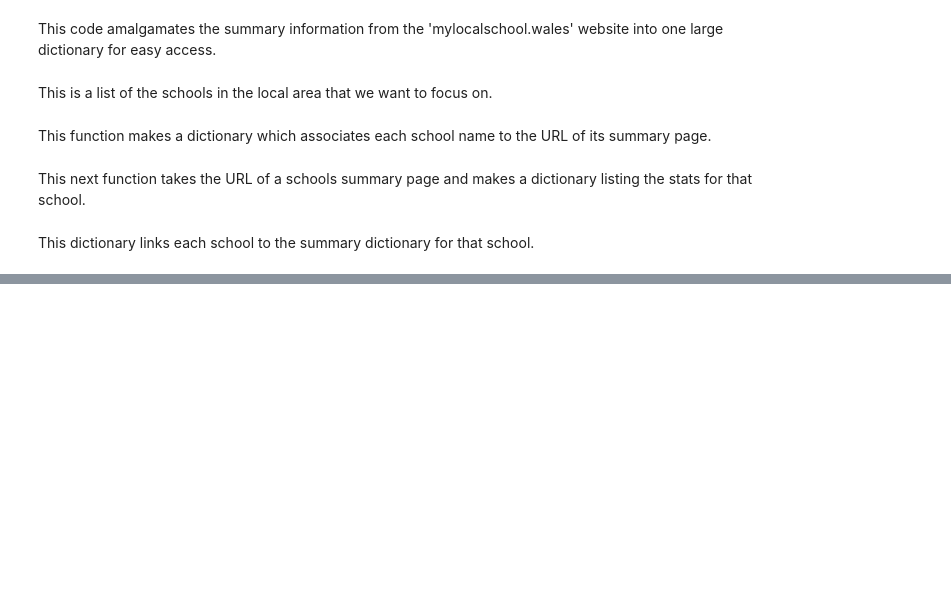
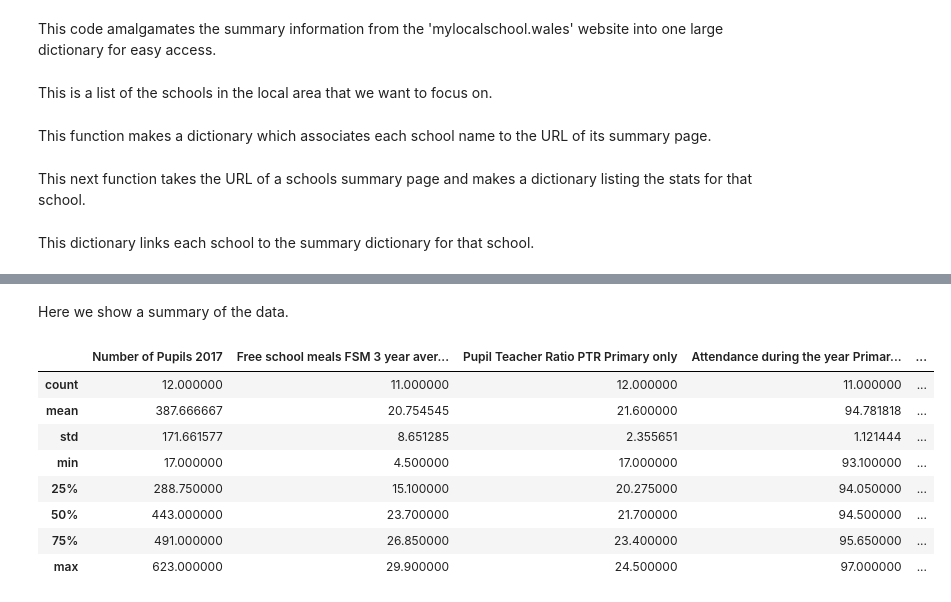
Before and after one commit to idorrington92/SRCDC_cardiff_data_analysis, a Jupyter notebook: codes/schools/my_local_school_webscraping.ipynb, the cells around one changed output, grey strips where cells are left out. Cells and saved outputs as stored; diff of their text form; code cells hidden in the pictures; blank space fills up the shorter version.

```diff
--- a/codes/schools/my_local_school_webscraping.ipynb
+++ b/codes/schools/my_local_school_webscraping.ipynb
@@ -65,0 +76,14 @@ the_grand_dict
+# %% [markdown]
+Here we show a summary of the data.
+# %%
+local_school_df.describe()
+# %% [output]
+|  | Number of Pupils 2017 | Free school meals FSM 3 year aver... | Pupil Teacher Ratio PTR Primary only | Attendance during the year Primar... | ... |
+| count | 12.000000 | 11.000000 | 12.000000 | 11.000000 | ... |
+| mean | 387.666667 | 20.754545 | 21.600000 | 94.781818 | ... |
+| std | 171.661577 | 8.651285 | 2.355651 | 1.121444 | ... |
+| min | 17.000000 | 4.500000 | 17.000000 | 93.100000 | ... |
+| 25% | 288.750000 | 15.100000 | 20.275000 | 94.050000 | ... |
+| 50% | 443.000000 | 23.700000 | 21.700000 | 94.500000 | ... |
+| 75% | 491.000000 | 26.850000 | 23.400000 | 95.650000 | ... |
+| max | 623.000000 | 29.900000 | 24.500000 | 97.000000 | ... |
```
Also changed, not shown: parts of 22 cells of this notebook.
